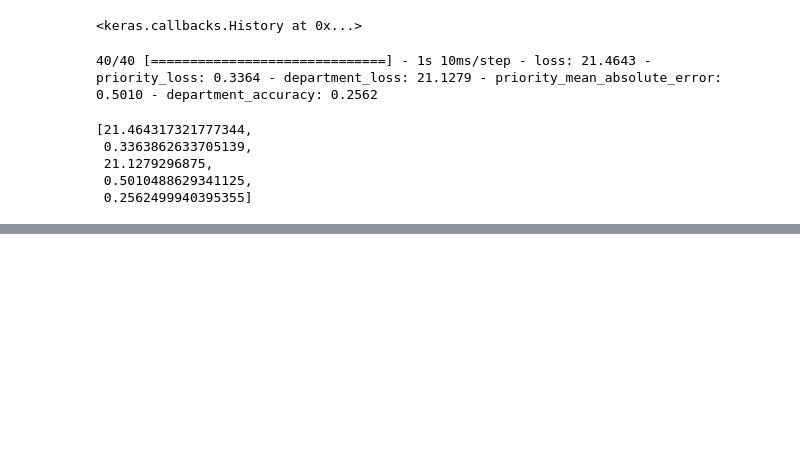
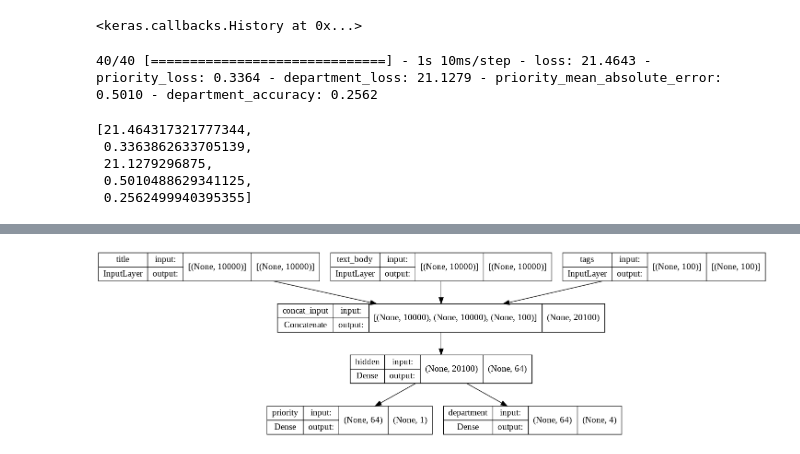
Before and after one commit to CKeibel/tensorflow, a Jupyter notebook: 03-keras-deep-dive/building_models.ipynb, the cells around one changed output, grey strips where cells are left out. Saved outputs shown, nothing was run; the diff lists cells and outputs as text; code cells hidden in the pictures; blank space fills up the shorter version.

```diff
--- a/03-keras-deep-dive/building_models.ipynb
+++ b/03-keras-deep-dive/building_models.ipynb
@@ -180,0 +188,5 @@ priority_preds, deparment_preds = model.predict({"title": title_data, "text_body
+# %%
+# plot with shapes
+plot_model(model, "ticket_classifier_with_shape.png", show_shapes=True)
+# %% [output]
+[figure, added]
```
Also changed, not shown: parts of 1 cell of this notebook.
